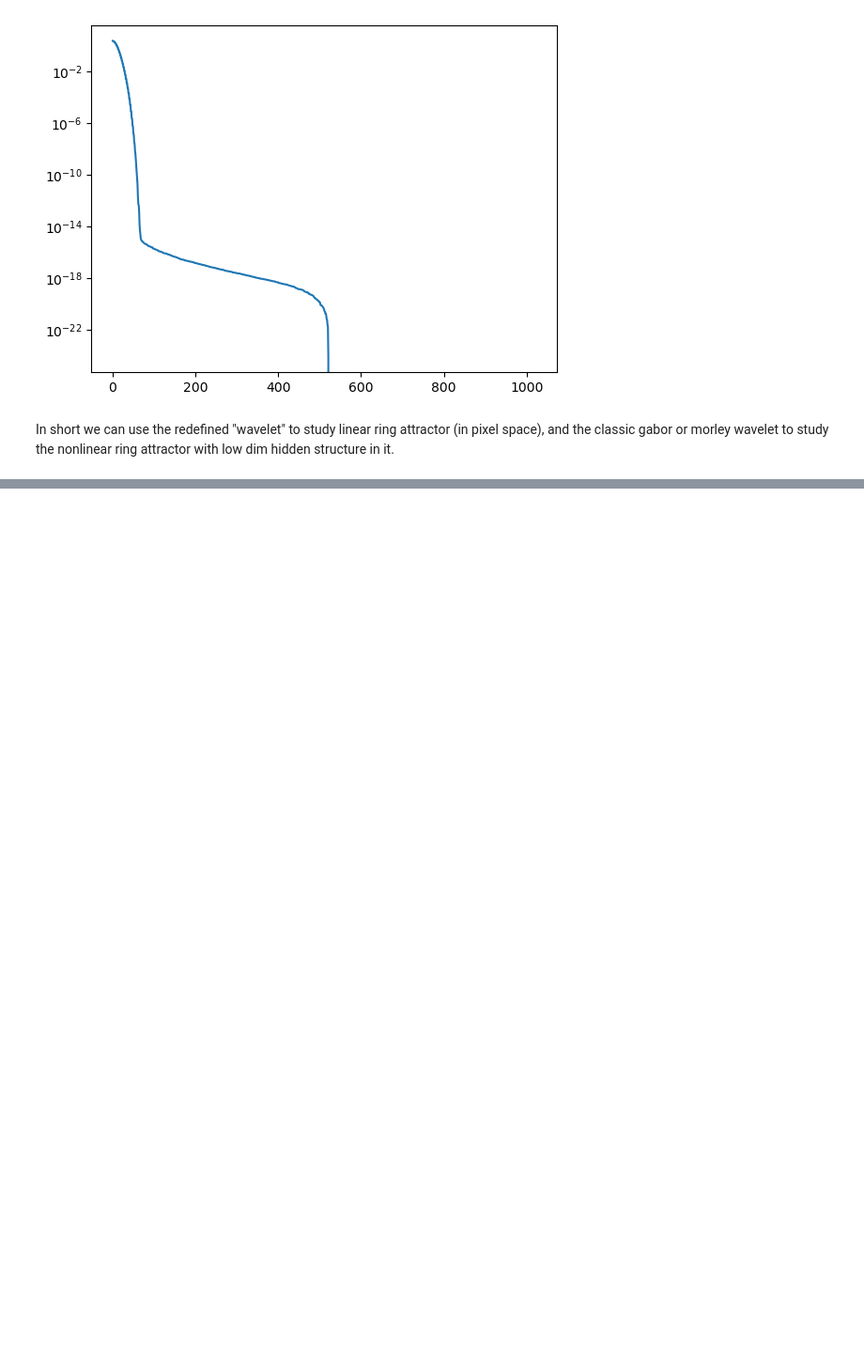
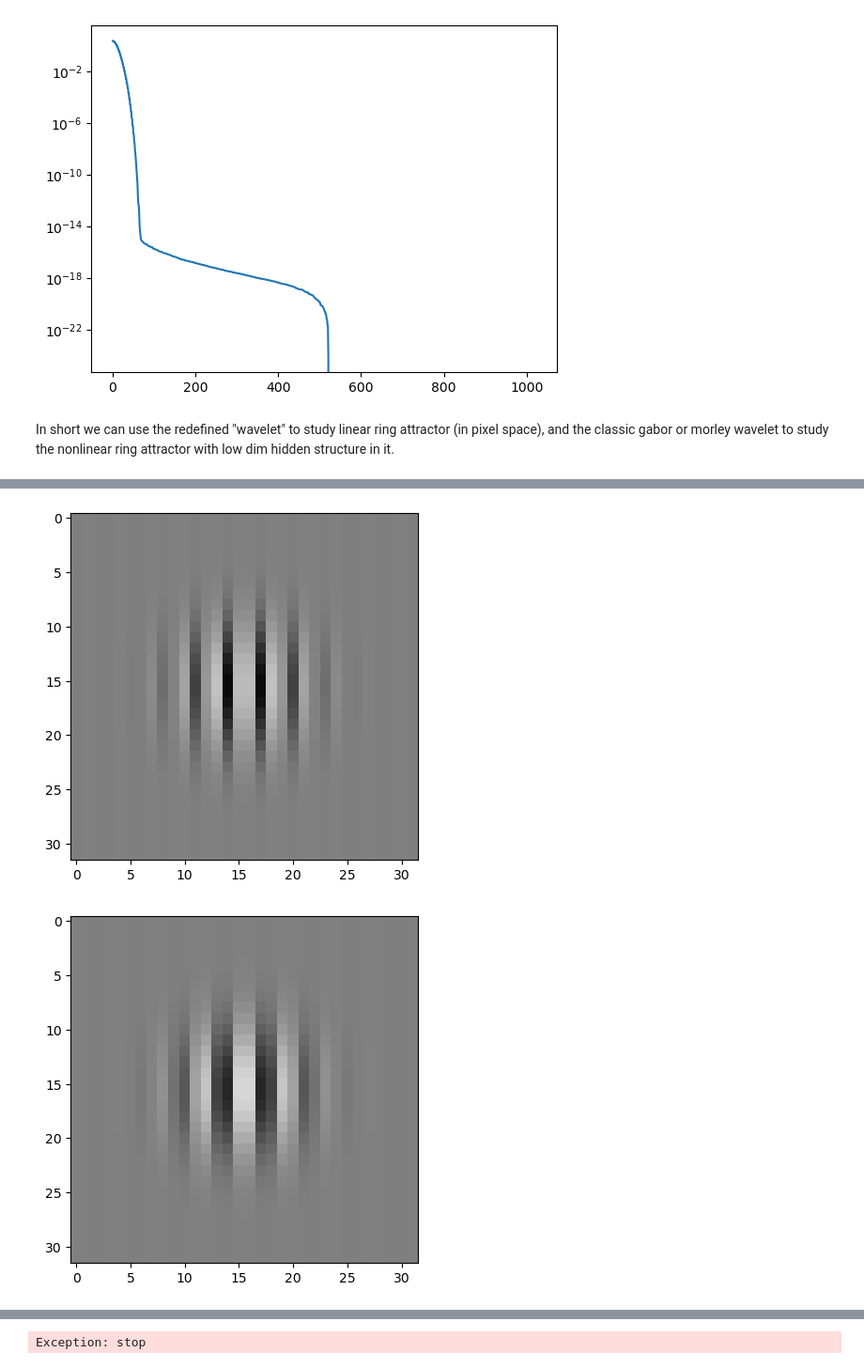
Before and after one commit to Animadversio/DiffusionMemorization, a Jupyter notebook: notebooks/score_Gabor_dataset.ipynb, the cells around one changed output, grey strips where cells are left out. Shown at 94% size. Saved outputs shown, nothing was run; the diff lists cells and outputs as text; code cells hidden in the pictures; blank space fills up the shorter version.

```diff
--- a/notebooks/score_Gabor_dataset.ipynb
+++ b/notebooks/score_Gabor_dataset.ipynb
@@ -144,0 +163,21 @@ In short we can use the redefined "wavelet" to study linear ring attractor (in p
+# %%
+import os
+from os.path import join
+imgroot = "/n/home12/binxuwang/Datasets/gabor_classic_sf/0"
+os.makedirs(imgroot, exist_ok=True)
+size = 32
+sigma = 4.0
+gamma = 1.0
+for theta_i in np.arange(0, 360, 2):
+    for lambda_ in [3.0, 4.0, 8.0, 12.0, 16.0,]:
+        theta = theta_i * 2 * np.pi / 360
+        gabor = gabor_filter(size, sigma, theta=theta, lambda_=lambda_, gamma=gamma, psi=psi)
+        # save  gabor filter as single channel image
+        # plt.imsave(join(imgroot,f"gabor_sf_{int(theta_i)}_Lbd{int(lambda_)}.png"), gabor,
+        #            cmap='gray', vmin=-1, vmax=1)
+        plt.imshow(gabor, cmap='gray', vmin=-1, vmax=1)
+        plt.show()
+    raise   Exception("stop")
+# %% [output]
+[figure, added]
+[figure, added]
@@ -144,0 +187 @@ In short we can use the redefined "wavelet" to study linear ring attractor (in p
+Exception: stop
```
Also changed, not shown: parts of 7 cells of this notebook, 2 other files.
